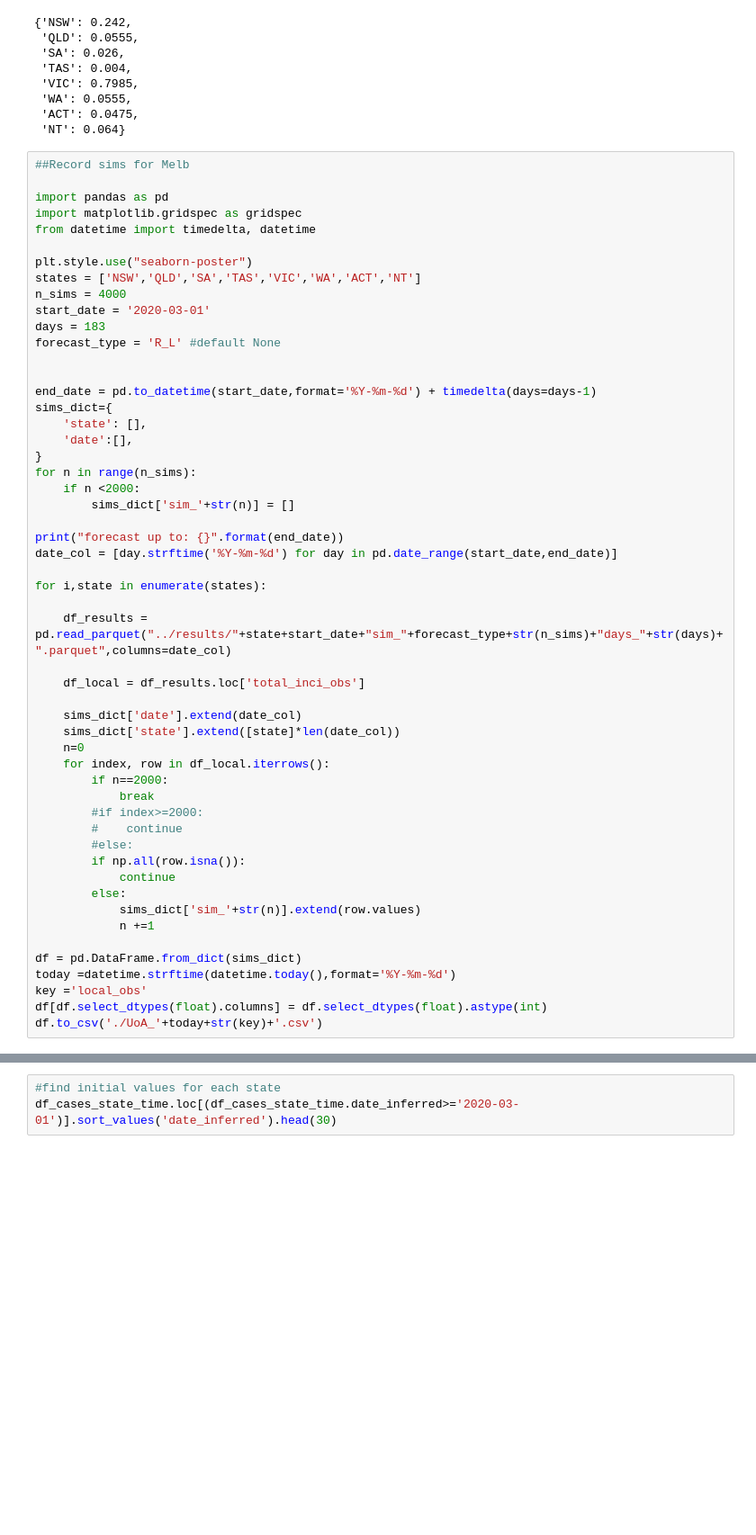
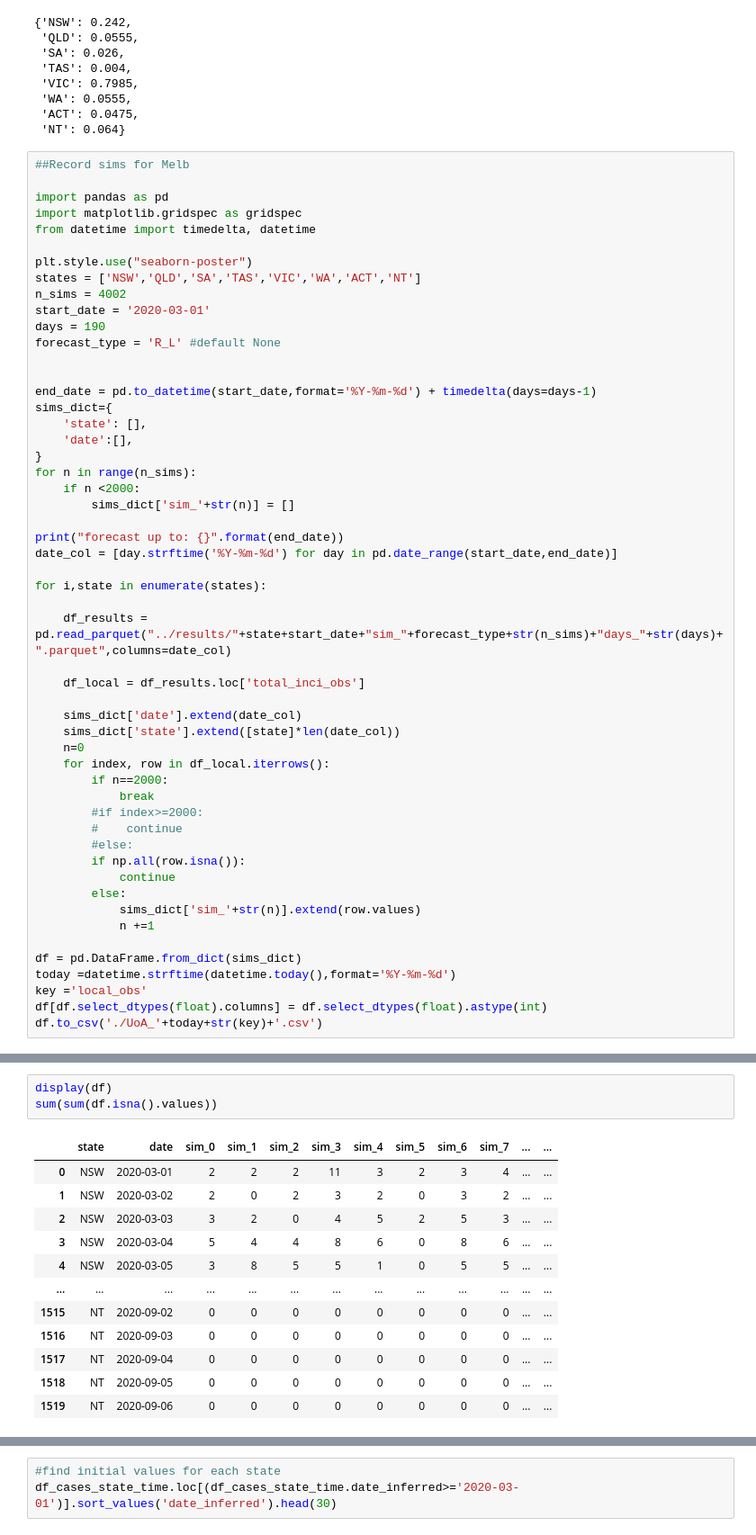
Before and after one commit to tdennisliu/covid19-forecasting-aus, a Jupyter notebook: analysis/collating_cases.ipynb, the cells around one changed output, grey strips where cells are left out. Shown at 90% size. Cells and saved outputs as stored; diff of their text form; blank space fills up the shorter version.

```diff
--- a/analysis/collating_cases.ipynb
+++ b/analysis/collating_cases.ipynb
@@ -803,9 +803,9 @@ from datetime import timedelta, datetime
 
 plt.style.use("seaborn-poster")
 states = ['NSW','QLD','SA','TAS','VIC','WA','ACT','NT']
-n_sims = 4000
+n_sims = 4002
 start_date = '2020-03-01'
-days = 183
+days = 190
 forecast_type = 'R_L' #default None
 
 
@@ -867,0 +852,16 @@ df
+# %%
+display(df)
+sum(sum(df.isna().values))
+# %% [output]
+|  | state | date | sim_0 | sim_1 | sim_2 | sim_3 | sim_4 | sim_5 | sim_6 | sim_7 | ... | ... |
+| 0 | NSW | 2020-03-01 | 2 | 2 | 2 | 11 | 3 | 2 | 3 | 4 | ... | ... |
+| 1 | NSW | 2020-03-02 | 2 | 0 | 2 | 3 | 2 | 0 | 3 | 2 | ... | ... |
+| 2 | NSW | 2020-03-03 | 3 | 2 | 0 | 4 | 5 | 2 | 5 | 3 | ... | ... |
+| 3 | NSW | 2020-03-04 | 5 | 4 | 4 | 8 | 6 | 0 | 8 | 6 | ... | ... |
+| 4 | NSW | 2020-03-05 | 3 | 8 | 5 | 5 | 1 | 0 | 5 | 5 | ... | ... |
+| ... | ... | ... | ... | ... | ... | ... | ... | ... | ... | ... | ... | ... |
+| 1515 | NT | 2020-09-02 | 0 | 0 | 0 | 0 | 0 | 0 | 0 | 0 | ... | ... |
+| 1516 | NT | 2020-09-03 | 0 | 0 | 0 | 0 | 0 | 0 | 0 | 0 | ... | ... |
+| 1517 | NT | 2020-09-04 | 0 | 0 | 0 | 0 | 0 | 0 | 0 | 0 | ... | ... |
+| 1518 | NT | 2020-09-05 | 0 | 0 | 0 | 0 | 0 | 0 | 0 | 0 | ... | ... |
+| 1519 | NT | 2020-09-06 | 0 | 0 | 0 | 0 | 0 | 0 | 0 | 0 | ... | ... |
```
Also changed, not shown: parts of 6 cells of this notebook, 1 other file.
